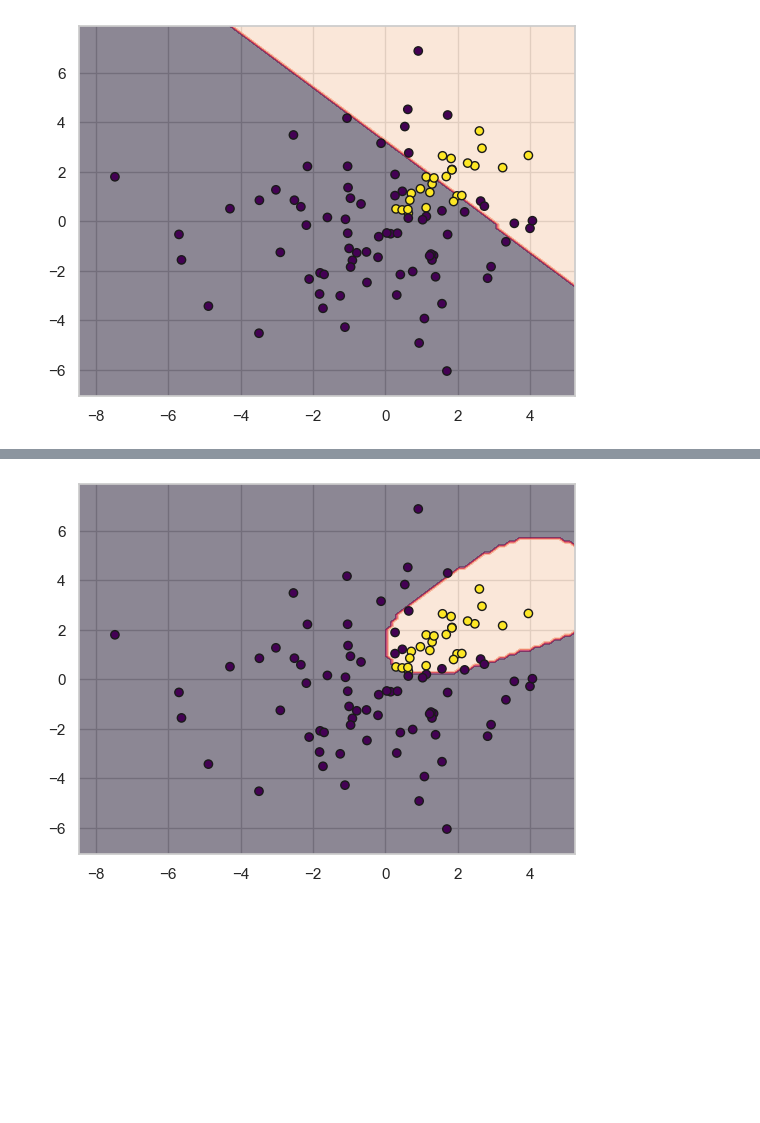
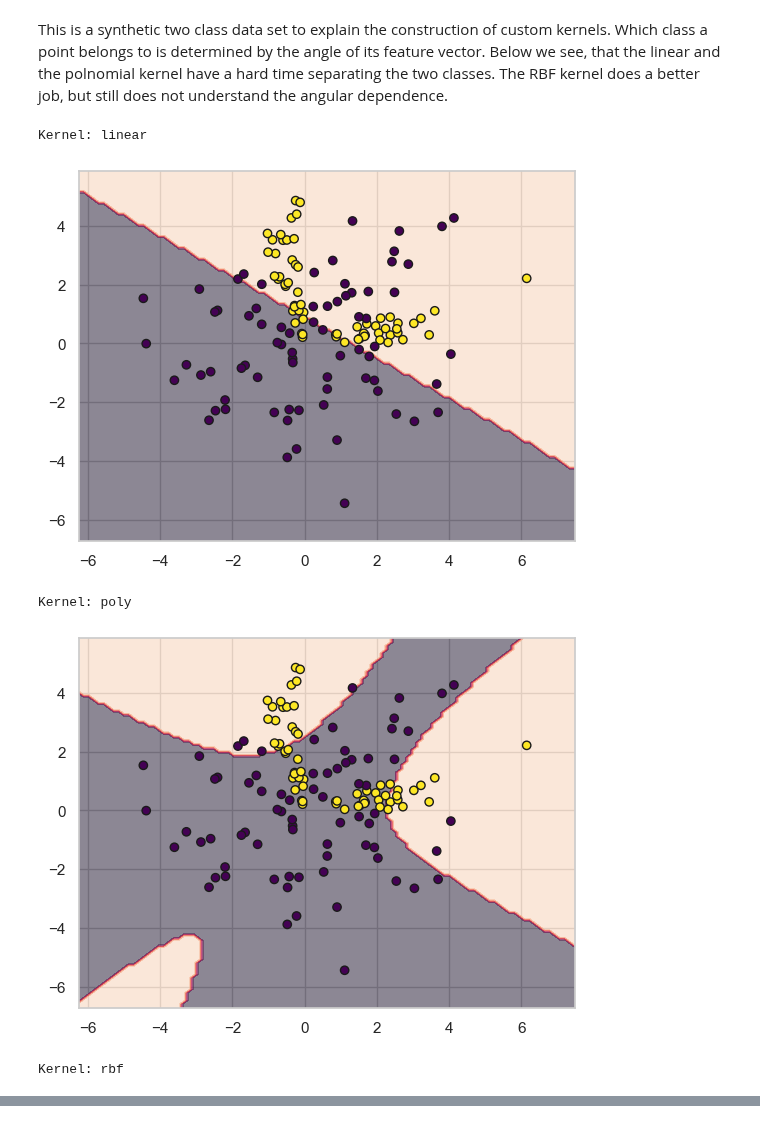
Before and after one commit to TimBerti/ssvep-cvd, a Jupyter notebook: notebooks/generalized_cone_kernel.ipynb, the cells around one changed output, grey strips where cells are left out. Drawn from its saved outputs; the diff is of its cells as text; code cells hidden in the pictures; blank space fills up the shorter version.

```diff
--- a/notebooks/generalized_cone_kernel.ipynb
+++ b/notebooks/generalized_cone_kernel.ipynb
@@ -1,34 +1,47 @@
 # %%
 import numpy as np
 import seaborn as sns
+import matplotlib.pyplot as plt
 
 from sklearn.metrics.pairwise import cosine_similarity, euclidean_distances
 from sklearn.svm import SVC
 from sklearn.inspection import DecisionBoundaryDisplay
 
-sns.set(style="whitegrid")
+sns.set_theme(style="whitegrid")
 # %%
-n_samples = 500
+n_samples = 1000
 n_features = 2
 n_classes = 2
 X = np.random.randn(n_samples, n_features) * 2
-y = np.where(np.dot((X.T / np.linalg.norm(X, axis=1)).T, np.ones(n_features)/np.sqrt(n_features)) > np.cos(np.pi/8), 1, 0)
+angles =  np.arctan(X[:, 1] / (X[:, 0] + 1e-5)) + np.pi * (X[:, 0] < 0)
+condition1 = np.logical_and(angles > 0, angles < np.pi/8)
+condition2 = np.logical_and(angles > np.pi/2, angles < 5*np.pi/8)
+y = np.logical_or(condition1, condition2).astype(int)
 
 X_1 = X[y == 1]
 X_0 = X[y == 0]
 y_1 = y[y == 1]
 y_0 = y[y == 0]
 
-X_0 = X_0[::3]
-y_0 = y_0[::3]
+X_0 = X_0[::6]
+y_0 = y_0[::6]
 
 X = np.concatenate([X_1, X_0])
 y = np.concatenate([y_1, y_0])
+# %% [markdown]
+This is a synthetic two class data set to explain the construction of custom kernels. Which class a point belongs to is determined by the angle of its feature vector. Below we see, that the linear and the polnomial kernel have a hard time separating the two classes. The RBF kernel does a better job, but still does not understand the angular dependence.
 # %%
-clf = SVC(kernel='linear')
-clf.fit(X, y)
+for kernel in ['linear', 'poly', 'rbf']:
+    clf = SVC(kernel=kernel)
+    clf.fit(X, y)
 
-disp = DecisionBoundaryDisplay.from_estimator(clf, X, alpha=0.5, response_method="predict")
-scatter = disp.ax_.scatter(X[::2, 0], X[::2, 1], c=y[::2], edgecolors='k', cmap='viridis')
+    print(f"Kernel: {kernel}")
+    disp = DecisionBoundaryDisplay.from_estimator(clf, X, alpha=0.5, response_method="predict")
+    scatter = disp.ax_.scatter(X[::2, 0], X[::2, 1], c=y[::2], edgecolors='k', cmap='viridis')
+    plt.show()
 # %% [output]
+Kernel: linear
-[figure, old version]
+[figure, new version]
+Kernel: poly
+[figure, added]
+Kernel: rbf
@@ -35,8 +48,0 @@ scatter = disp.ax_.scatter(X[::2, 0], X[::2, 1], c=y[::2], edgecolors='k', cmap=
-# %%
-clf = SVC(kernel='rbf')
-clf.fit(X, y)
-
-disp = DecisionBoundaryDisplay.from_estimator(clf, X, alpha=0.5, response_method="predict")
-scatter = disp.ax_.scatter(X[::2, 0], X[::2, 1], c=y[::2], edgecolors='k', cmap='viridis')
-# %% [output]
-[figure, removed]
```
Also changed, not shown: parts of 12 cells of this notebook.
